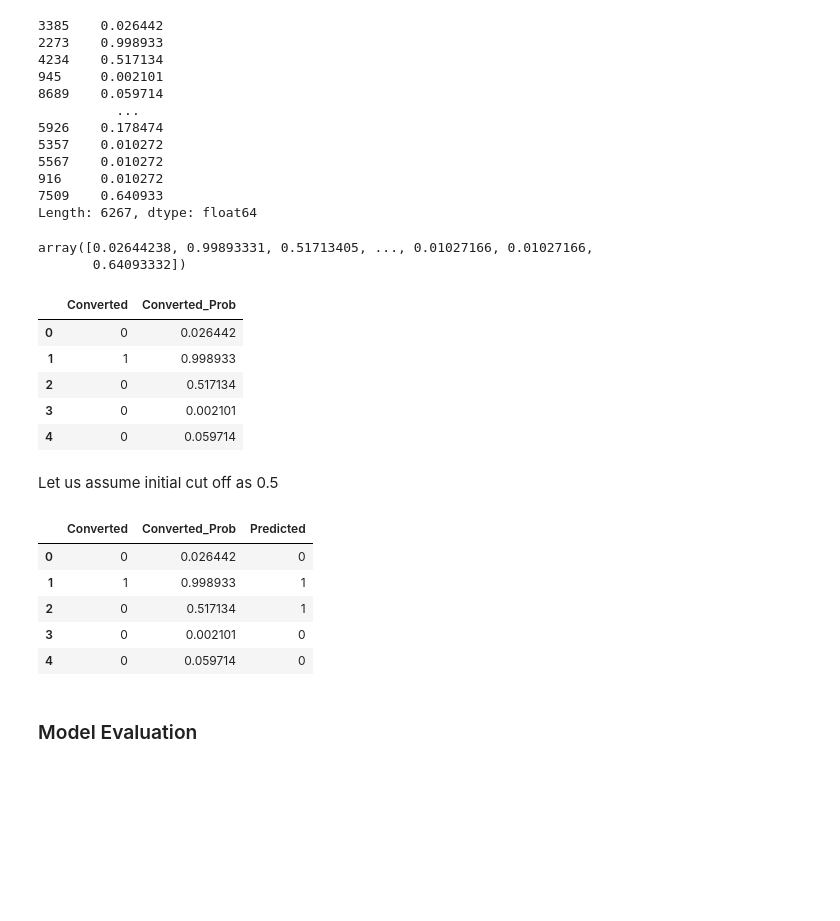
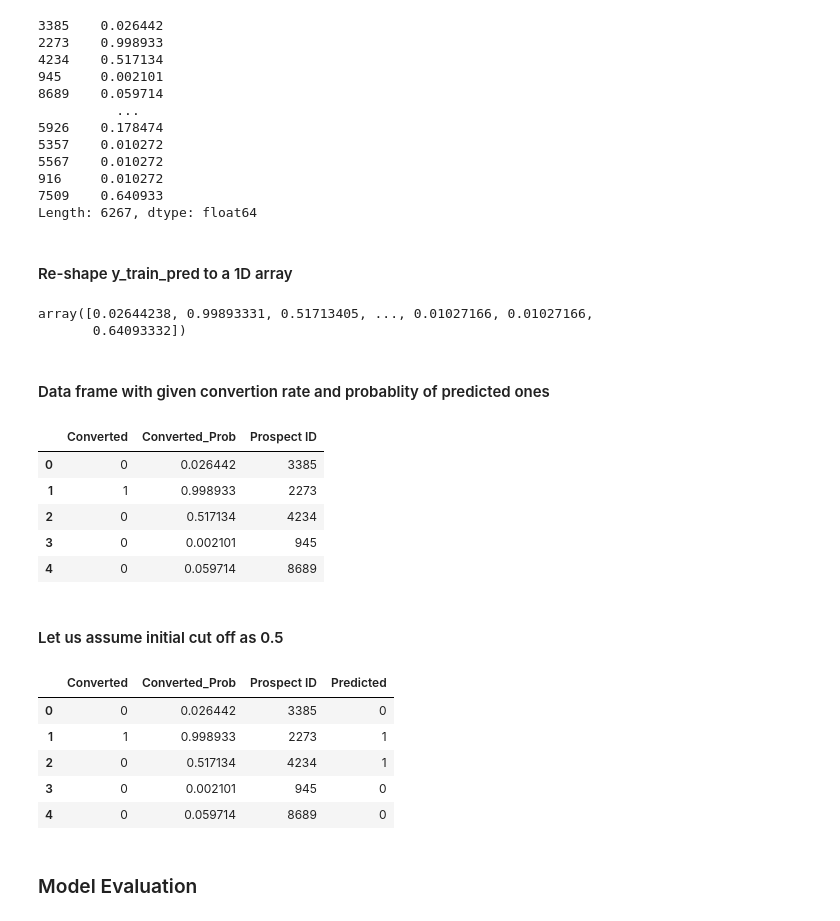
Before and after one commit to vaibbhav-git/Lead_Scoring_Case_Study, a Jupyter notebook: Lead_Scoring_Case_Study.ipynb, the cells around one changed output. Cells and saved outputs as stored; diff of their text form; code cells hidden in the pictures; blank space fills up the shorter version.

```diff
--- a/Lead_Scoring_Case_Study.ipynb
+++ b/Lead_Scoring_Case_Study.ipynb
@@ -705,3 +714,0 @@ Name: count, dtype: int64
-# %%
-# Since there is a heavy imbalance in the values of this column we can choose to drop it
-leads_df.drop('Do Not Call', axis=1, inplace=True)
@@ -816,0 +812,3 @@ plt.show()
+# %%
+cols_chk_imbal = ['Do Not Call','Search', 'Newspaper Article', 'X Education Forums', 'Newspaper',
+                  'Digital Advertisement', 'Through Recommendations']
@@ -1436,4 +1537,6 @@ y_train_pred
 916     0.010272
 7509    0.640933
 Length: 6267, dtype: float64
+# %% [markdown]
+#### Re-shape y_train_pred to a 1D array
 # %%
@@ -1443,30 +1545,33 @@ y_train_pred
 # %% [output]
 array([0.02644238, 0.99893331, 0.51713405, ..., 0.01027166, 0.01027166,
        0.64093332])
+# %% [markdown]
+#### Data frame with given convertion rate and probablity of predicted ones
 # %%
-# Data frame with given convertion rate and probablity of predicted ones
 y_train_pred_df = pd.DataFrame({'Converted':y_train.values, 'Converted_Prob':y_train_pred})
+y_train_pred_df['Prospect ID'] = y_train.index
 y_train_pred_df.head()
 # %% [output]
-|  | Converted | Converted_Prob |
-| 0 | 0 | 0.026442 |
-| 1 | 1 | 0.998933 |
-| 2 | 0 | 0.517134 |
-| 3 | 0 | 0.002101 |
-| 4 | 0 | 0.059714 |
+|  | Converted | Converted_Prob | Prospect ID |
+| 0 | 0 | 0.026442 | 3385 |
+| 1 | 1 | 0.998933 | 2273 |
+| 2 | 0 | 0.517134 | 4234 |
+| 3 | 0 | 0.002101 | 945 |
+| 4 | 0 | 0.059714 | 8689 |
 # %% [markdown]
-Let us assume initial cut off as 0.5
+#### Let us assume initial cut off as 0.5
 # %%
 # Substituting 0 or 1 with the cut off as 0.5
+
 y_train_pred_df['Predicted'] = y_train_pred_df.Converted_Prob.map(lambda x: 1 if x > 0.5 else 0)
 y_train_pred_df.head()
 # %% [output]
-|  | Converted | Converted_Prob | Predicted |
-| 0 | 0 | 0.026442 | 0 |
-| 1 | 1 | 0.998933 | 1 |
-| 2 | 0 | 0.517134 | 1 |
-| 3 | 0 | 0.002101 | 0 |
-| 4 | 0 | 0.059714 | 0 |
+|  | Converted | Converted_Prob | Prospect ID | Predicted |
+| 0 | 0 | 0.026442 | 3385 | 0 |
+| 1 | 1 | 0.998933 | 2273 | 1 |
+| 2 | 0 | 0.517134 | 4234 | 1 |
+| 3 | 0 | 0.002101 | 945 | 0 |
+| 4 | 0 | 0.059714 | 8689 | 0 |
 # %% [markdown]
 ### Model Evaluation
 # %%
```
Also changed, not shown: parts of 208 cells of this notebook, 4 other files.
